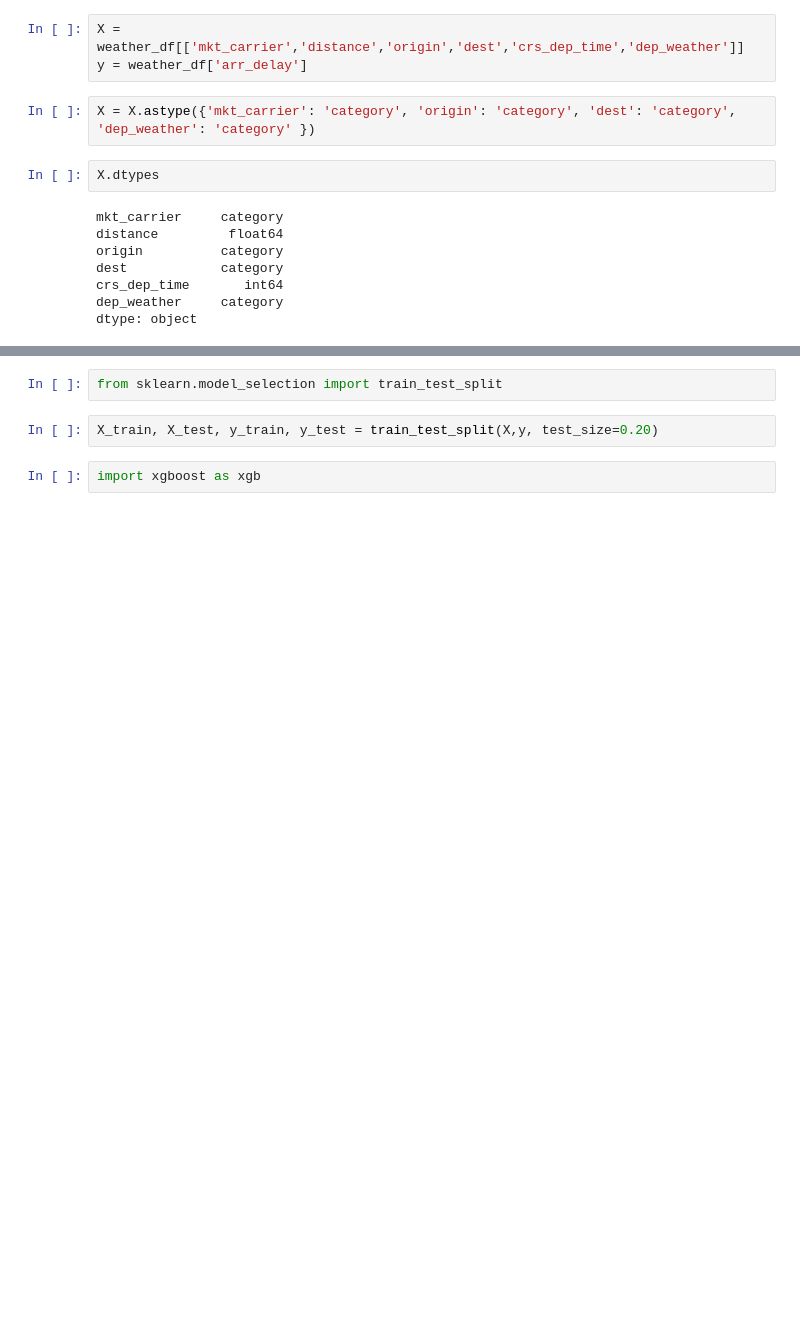
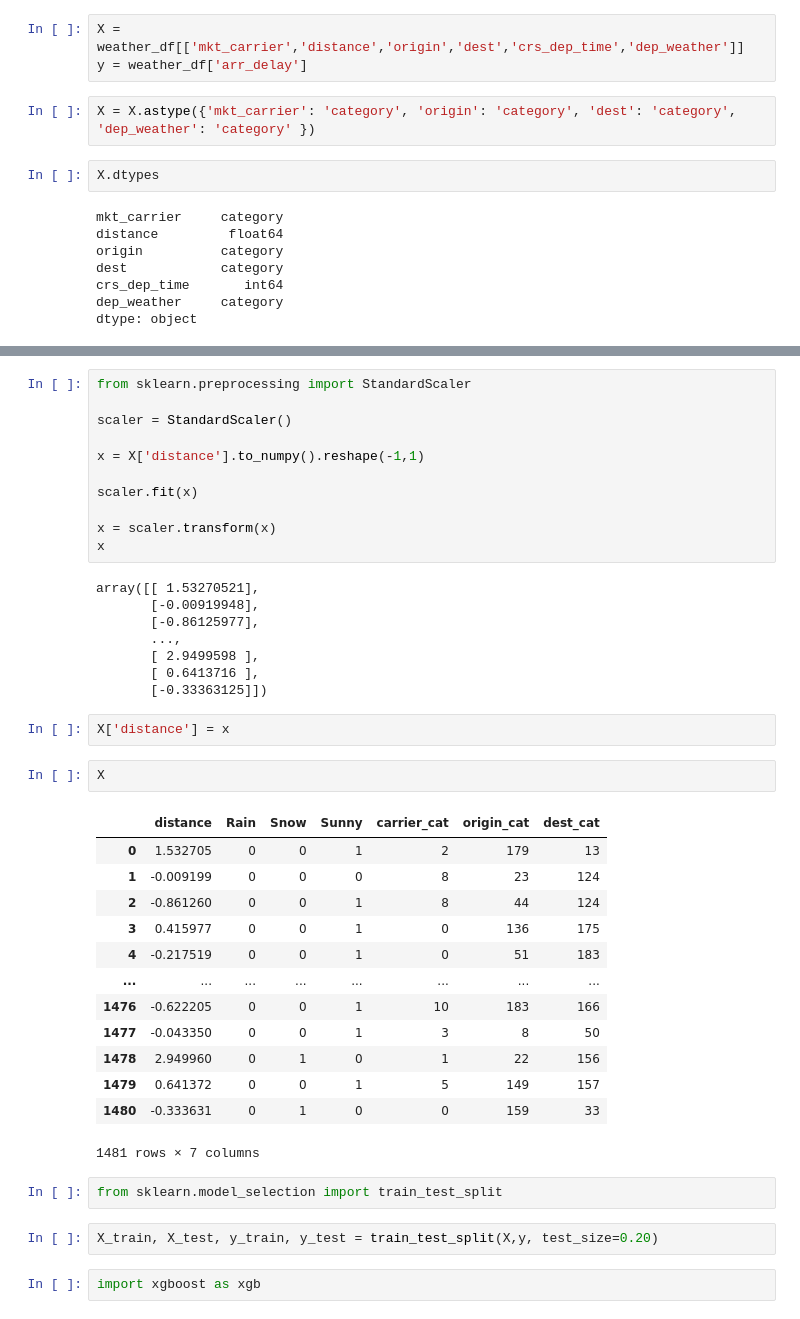
Before and after one commit to Richlorr/MidtermFlights, a Jupyter notebook: TESTING.ipynb, the cells around one changed output, grey strips where cells are left out. Saved outputs shown, nothing was run; the diff lists cells and outputs as text; blank space fills up the shorter version.

```diff
--- a/TESTING.ipynb
+++ b/TESTING.ipynb
@@ -442,3 +460,40 @@ X
+# %%
+from sklearn.preprocessing import StandardScaler
+
+scaler = StandardScaler()
+
+x = X['distance'].to_numpy().reshape(-1,1)
+
+scaler.fit(x)
+
+x = scaler.transform(x)
+x
+# %% [output]
+array([[ 1.53270521],
+       [-0.00919948],
+       [-0.86125977],
+       ...,
+       [ 2.9499598 ],
+       [ 0.6413716 ],
+       [-0.33363125]])
+# %%
+X['distance'] = x
+# %%
+X
+# %% [output]
+|  | distance | Rain | Snow | Sunny | carrier_cat | origin_cat | dest_cat |
+| 0 | 1.532705 | 0 | 0 | 1 | 2 | 179 | 13 |
+| 1 | -0.009199 | 0 | 0 | 0 | 8 | 23 | 124 |
+| 2 | -0.861260 | 0 | 0 | 1 | 8 | 44 | 124 |
+| 3 | 0.415977 | 0 | 0 | 1 | 0 | 136 | 175 |
+| 4 | -0.217519 | 0 | 0 | 1 | 0 | 51 | 183 |
+| ... | ... | ... | ... | ... | ... | ... | ... |
+| 1476 | -0.622205 | 0 | 0 | 1 | 10 | 183 | 166 |
+| 1477 | -0.043350 | 0 | 0 | 1 | 3 | 8 | 50 |
+| 1478 | 2.949960 | 0 | 1 | 0 | 1 | 22 | 156 |
+| 1479 | 0.641372 | 0 | 0 | 1 | 5 | 149 | 157 |
+| 1480 | -0.333631 | 0 | 1 | 0 | 0 | 159 | 33 |
+1481 rows × 7 columns
 # %%
 from sklearn.model_selection import train_test_split
 # %%
```
Also changed, not shown: parts of 25 cells of this notebook.
